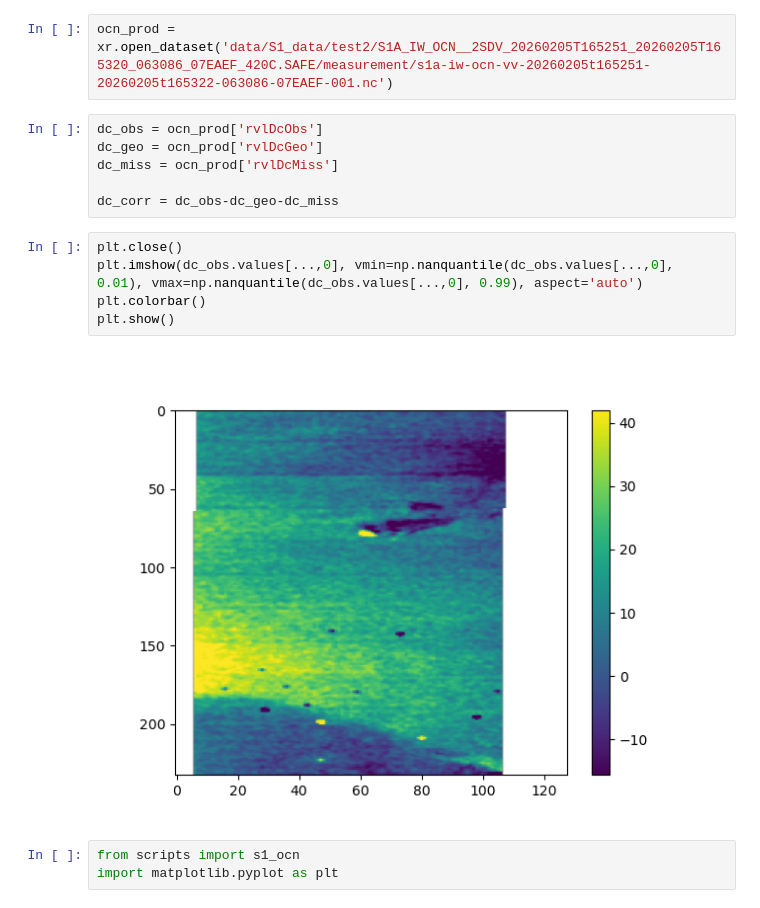
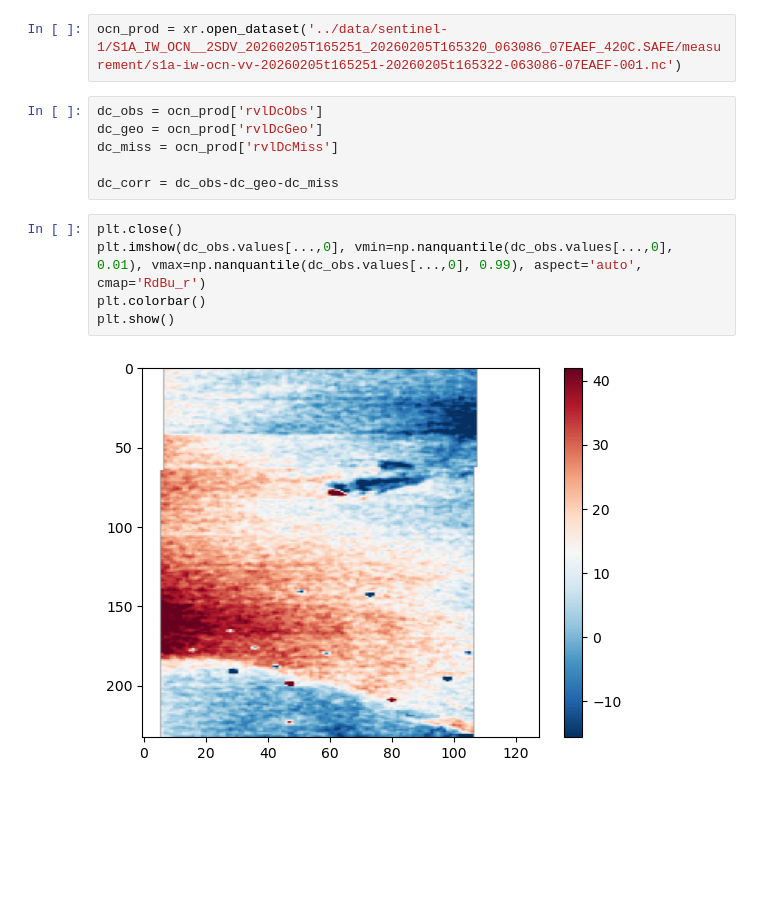
Before and after one commit to oscipal/ocean_current_retrieval, a Jupyter notebook: notebooks/s1_ocean.ipynb, the cells around one changed output. Cells and saved outputs as stored; diff of their text form; blank space fills up the shorter version.

```diff
--- a/notebooks/s1_ocean.ipynb
+++ b/notebooks/s1_ocean.ipynb
@@ -34,5 +120,5 @@ plt.show()
 # %%
-ocn_prod = xr.open_dataset('data/S1_data/test2/S1A_IW_OCN__2SDV_20260205T165251_20260205T165320_063086_07EAEF_420C.SAFE/measurement/s1a-iw-ocn-vv-20260205t165251-20260205t165322-063086-07EAEF-001.nc')
+ocn_prod = xr.open_dataset('../data/sentinel-1/S1A_IW_OCN__2SDV_20260205T165251_20260205T165320_063086_07EAEF_420C.SAFE/measurement/s1a-iw-ocn-vv-20260205t165251-20260205t165322-063086-07EAEF-001.nc')
 # %%
 dc_obs = ocn_prod['rvlDcObs']
 dc_geo = ocn_prod['rvlDcGeo']
@@ -41,11 +127,8 @@ dc_miss = ocn_prod['rvlDcMiss']
 dc_corr = dc_obs-dc_geo-dc_miss
 # %%
 plt.close()
-plt.imshow(dc_obs.values[...,0], vmin=np.nanquantile(dc_obs.values[...,0], 0.01), vmax=np.nanquantile(dc_obs.values[...,0], 0.99), aspect='auto')
+plt.imshow(dc_obs.values[...,0], vmin=np.nanquantile(dc_obs.values[...,0], 0.01), vmax=np.nanquantile(dc_obs.values[...,0], 0.99), aspect='auto', cmap='RdBu_r')
 plt.colorbar()
 plt.show()
 # %% [output]
-[figure, old version]
+[figure, new version]
-# %%
-from scripts import s1_ocn
-import matplotlib.pyplot as plt
```
Also changed, not shown: parts of 16 cells of this notebook, 16 other files.
